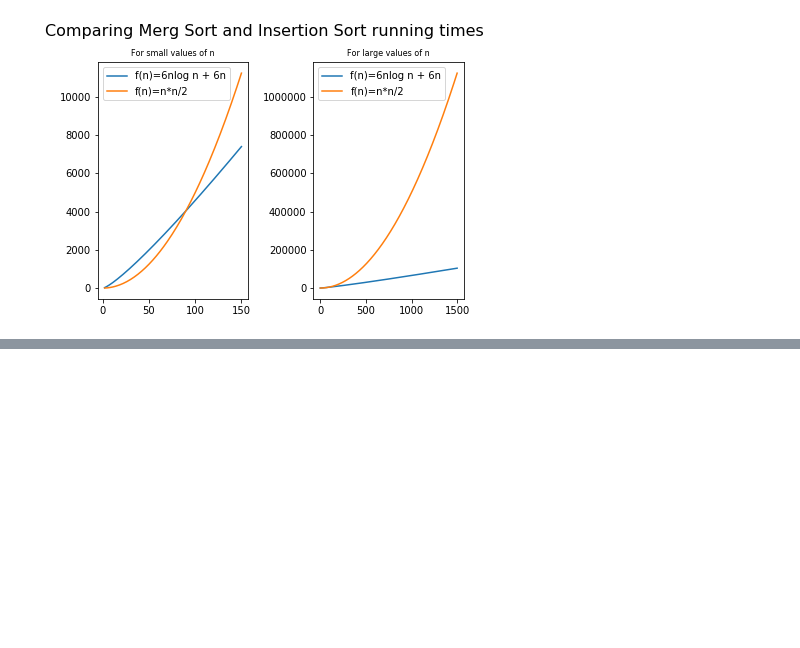
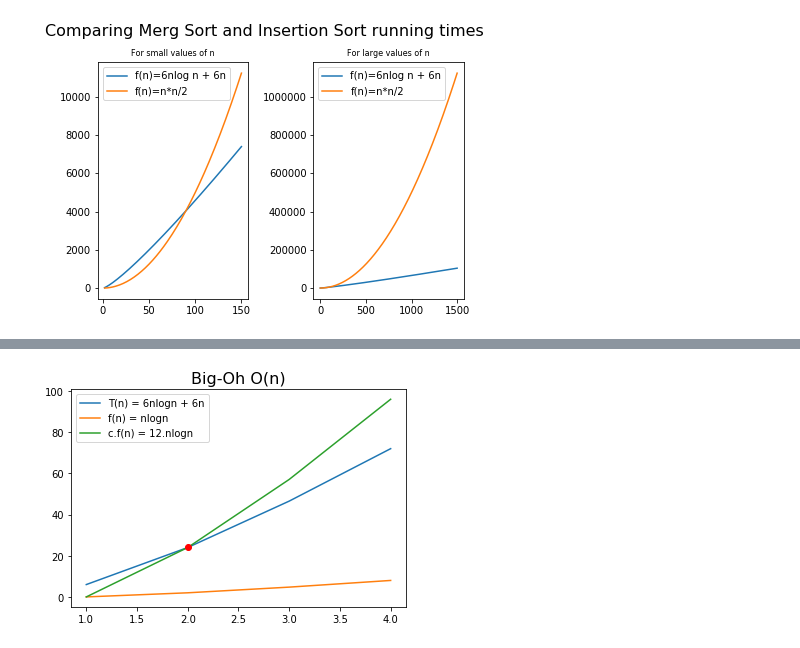
Before and after one commit to aishwarya34/AlgorithmsIlluminated, a Jupyter notebook: C1W1_INTRODUCTION_ASYMPTOTIC ANALYSIS.ipynb, the cells around one changed output, grey strips where cells are left out. Cells and saved outputs as stored; diff of their text form; code cells hidden in the pictures; blank space fills up the shorter version.

```diff
--- a/C1W1_INTRODUCTION_ASYMPTOTIC ANALYSIS.ipynb
+++ b/C1W1_INTRODUCTION_ASYMPTOTIC ANALYSIS.ipynb
@@ -448,0 +552,14 @@ Following is correct to the best of my understanding to the problems and not nec
+# %%
+x = np.arange(1, 5)
+tn = 6 * x * np.log2(x) + 6 * x
+fn = x * np.log2(x)
+cfn = 12 * x * np.log2(x)
+plt.plot(x, tn, label = 'T(n) = 6nlogn + 6n')
+plt.plot(x, fn, label = 'f(n) = nlogn')
+plt.plot(x, cfn, label = 'c.f(n) = 12.nlogn')
+plt.plot(x[tn - cfn == 0], cfn[tn - cfn == 0], 'ro')
+plt.title('Big-Oh O(n)' , size=16)
+plt.legend()
+plt.show()
+# %% [output]
+[figure, added]
```
Also changed, not shown: parts of 19 cells of this notebook.
